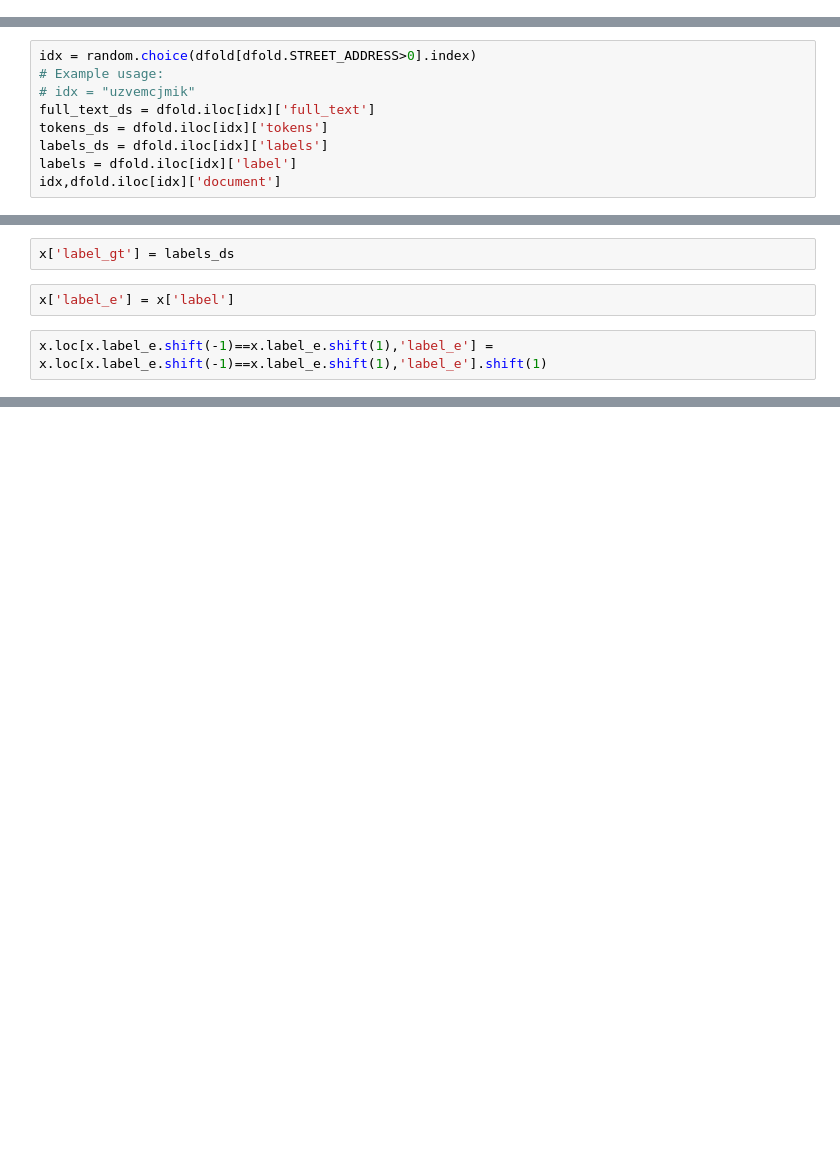
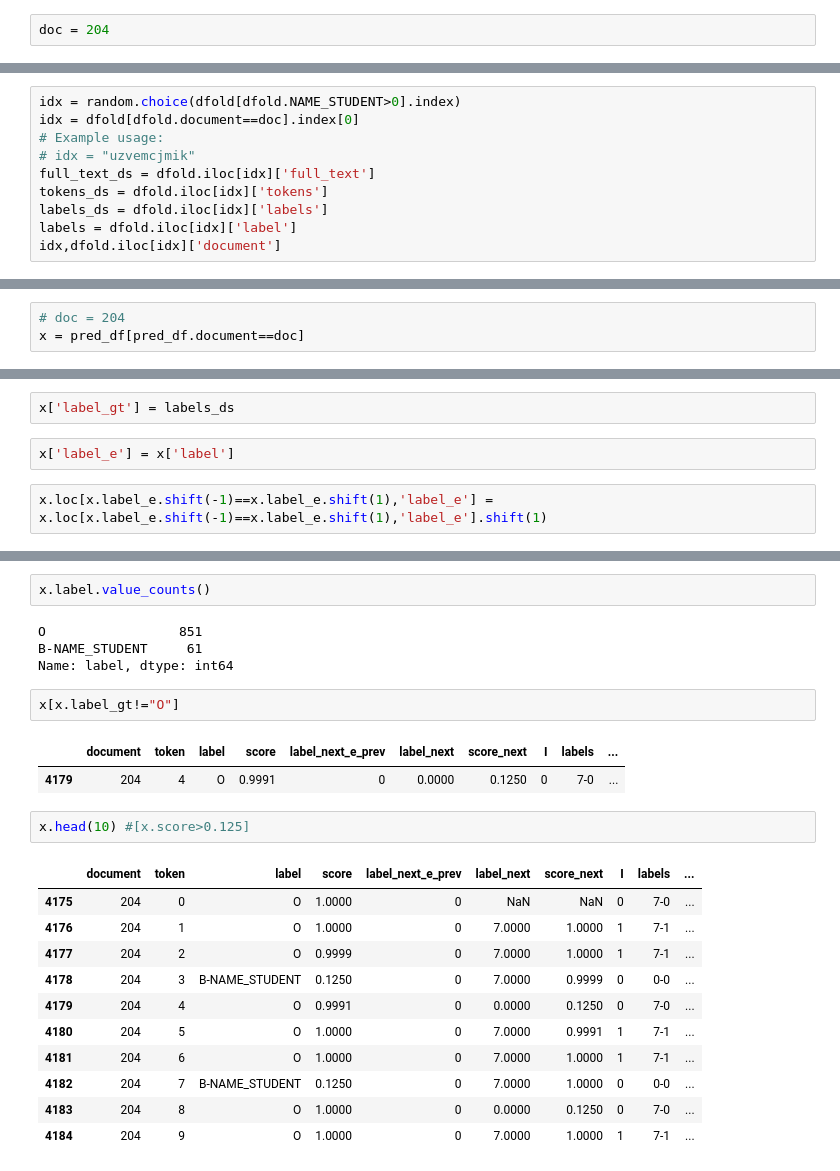
Before and after one commit to amedprof/PII-Data-Detection, a Jupyter notebook: notebook/inference.ipynb, the cells around one changed output, grey strips where cells are left out. Drawn from its saved outputs; the diff is of its cells as text; blank space fills up the shorter version.

```diff
--- a/notebook/inference.ipynb
+++ b/notebook/inference.ipynb
@@ -417,3 +407,5 @@ compute_metrics(pred_df, gt_df)
+# %%
+doc = 204
 # %%
 dx = pred_df.groupby("document")['label'].agg(list).reset_index()
 # %%
@@ -494,7 +486,8 @@ def visualize(full_text,offset_mapping,labels):
     options = {"ents": list(colors.keys()), "colors": colors}
     displacy.render(doc2, style="ent", options=options, manual=True, jupyter=True)
 # %%
-idx = random.choice(dfold[dfold.STREET_ADDRESS>0].index)
+idx = random.choice(dfold[dfold.NAME_STUDENT>0].index)
+idx = dfold[dfold.document==doc].index[0]
 # Example usage:
 # idx = "uzvemcjmik"
 full_text_ds = dfold.iloc[idx]['full_text']
@@ -557,3 +522,6 @@ x = pred_df[pred_df.document==dfold.iloc[idx]['document']]
+# %%
+# doc = 204
+x = pred_df[pred_df.document==doc]
 # %%
 x['tokens'] = tokens_ds
 # %%
@@ -584,0 +533,25 @@ x.iloc[:50]
+# %%
+x.label.value_counts()
+# %% [output]
+O                 851
+B-NAME_STUDENT     61
+Name: label, dtype: int64
+# %%
+x[x.label_gt!="O"]
+# %% [output]
+|  | document | token | label | score | label_next_e_prev | label_next | score_next | I | labels | ... |
+| 4179 | 204 | 4 | O | 0.9991 | 0 | 0.0000 | 0.1250 | 0 | 7-0 | ... |
+# %%
+x.head(10) #[x.score>0.125]
+# %% [output]
+|  | document | token | label | score | label_next_e_prev | label_next | score_next | I | labels | ... |
+| 4175 | 204 | 0 | O | 1.0000 | 0 | NaN | NaN | 0 | 7-0 | ... |
+| 4176 | 204 | 1 | O | 1.0000 | 0 | 7.0000 | 1.0000 | 1 | 7-1 | ... |
+| 4177 | 204 | 2 | O | 0.9999 | 0 | 7.0000 | 1.0000 | 1 | 7-1 | ... |
+| 4178 | 204 | 3 | B-NAME_STUDENT | 0.1250 | 0 | 7.0000 | 0.9999 | 0 | 0-0 | ... |
+| 4179 | 204 | 4 | O | 0.9991 | 0 | 0.0000 | 0.1250 | 0 | 7-0 | ... |
+| 4180 | 204 | 5 | O | 1.0000 | 0 | 7.0000 | 0.9991 | 1 | 7-1 | ... |
+| 4181 | 204 | 6 | O | 1.0000 | 0 | 7.0000 | 1.0000 | 1 | 7-1 | ... |
+| 4182 | 204 | 7 | B-NAME_STUDENT | 0.1250 | 0 | 7.0000 | 1.0000 | 0 | 0-0 | ... |
+| 4183 | 204 | 8 | O | 1.0000 | 0 | 0.0000 | 0.1250 | 0 | 7-0 | ... |
+| 4184 | 204 | 9 | O | 1.0000 | 0 | 7.0000 | 1.0000 | 1 | 7-1 | ... |
```
Also changed, not shown: parts of 38 cells of this notebook, 2 other files.
